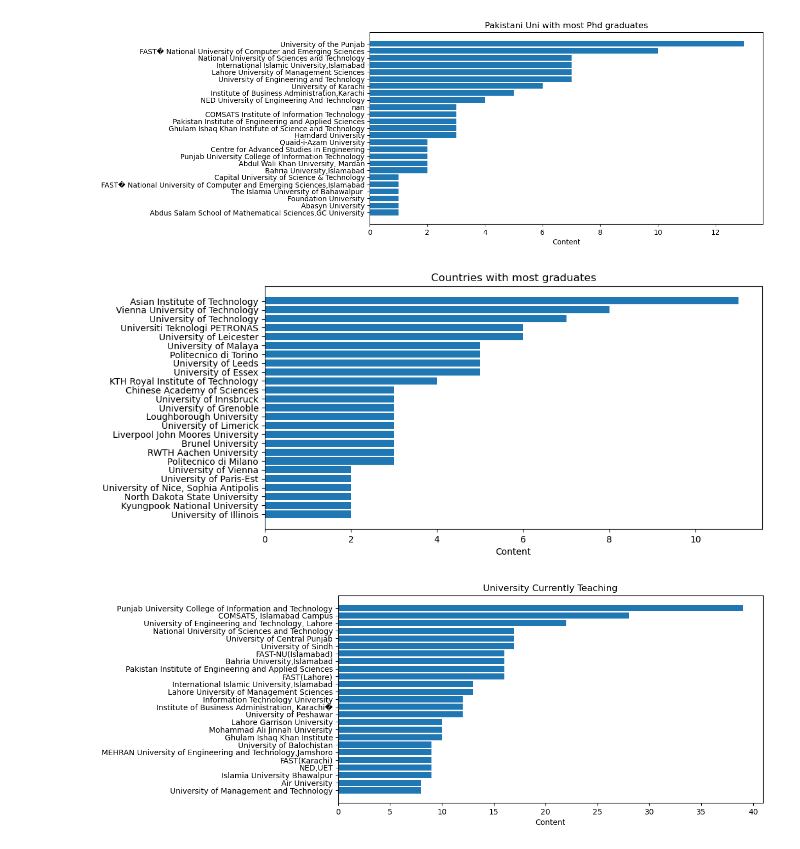
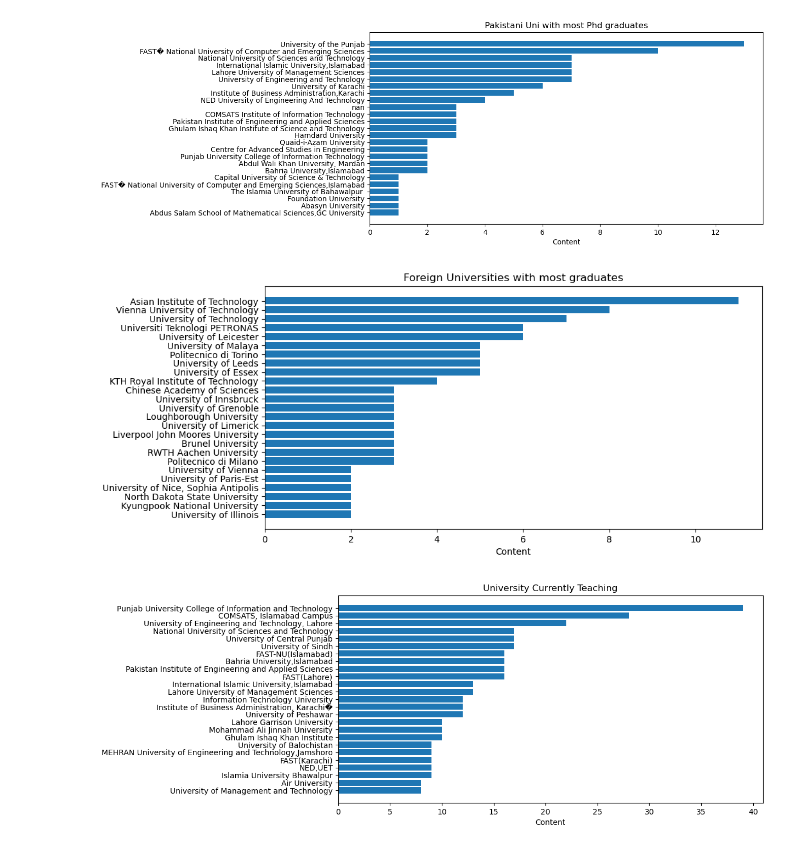
Before and after one commit to haseebkhan611/pakistanIntellectual, a Jupyter notebook: PakistanIntellectual.ipynb, the cells around one changed output. Saved outputs shown, nothing was run; the diff lists cells and outputs as text; code cells hidden in the pictures.

```diff
--- a/PakistanIntellectual.ipynb
+++ b/PakistanIntellectual.ipynb
@@ -309,24 +318,24 @@ plt.show()
 # %%
 col = phd_foreign['Graduated from'].dropna()
 
 # categories = ", ".join(df[col].fillna("")).split(", ")
 counter_list = Counter(col).most_common(25)
 counter_list = [_ for _ in counter_list if _[0] != ""]
 labels = [_[0] for _ in counter_list]
 values = [_[1] for _ in counter_list]
 
 fig, ax = plt.subplots(figsize=(10, 5), dpi=100)
 y_pos = np.arange(len(labels))
 ax.barh(y_pos, values, align='center')
 ax.set_yticks(y_pos)
 ax.set_yticklabels(labels)
 ax.invert_yaxis()  # labels read top-to-bottom
 ax.set_xlabel('Content')
-ax.set_title('Countries with most graduates')
+ax.set_title('Foreign Universities with most graduates')
 
 plt.show()
 # %% [output]
-[figure, old version]
+[figure, new version]
 # %%
 col = phdonly['University Currently Teaching']
 
```
Also changed, not shown: parts of 41 cells of this notebook, 4 other files.
